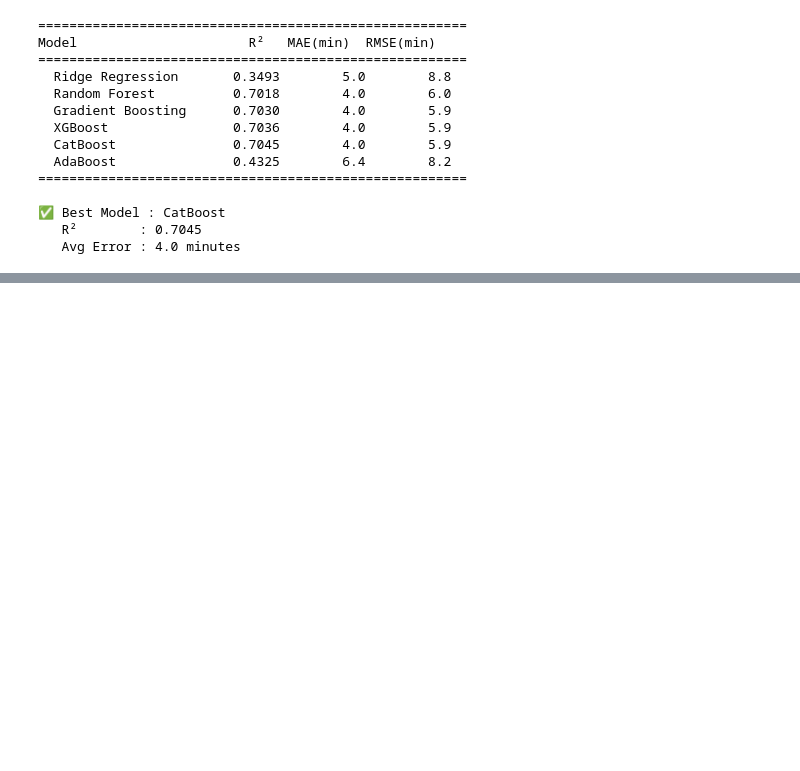
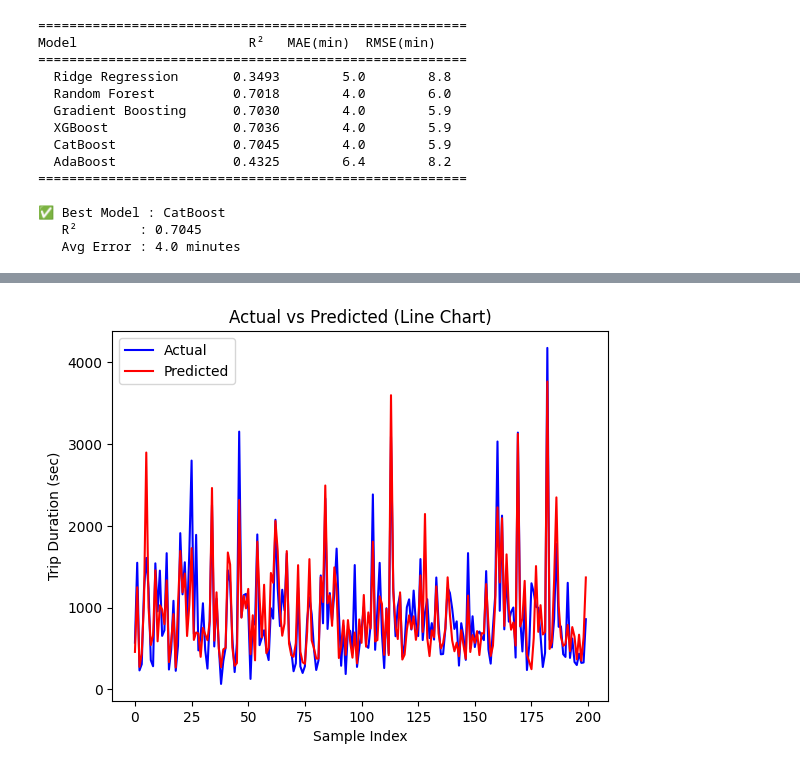
Before and after one commit to Gowri-Rukku/data-science, a Jupyter notebook: NYC/nycproject2.ipynb, the cells around one changed output, grey strips where cells are left out. Cells and saved outputs as stored; diff of their text form; code cells hidden in the pictures; blank space fills up the shorter version.

```diff
--- a/NYC/nycproject2.ipynb
+++ b/NYC/nycproject2.ipynb
@@ -322,0 +342,24 @@ Model                      R²   MAE(min)  RMSE(min)
+# %%
+import matplotlib.pyplot as plt
+import numpy as np
+
+# Convert to numpy
+y_test_arr = np.array(y_test)
+y_pred_arr = np.array(y_pred_cat)
+
+# Take small sample (important)
+sample_size = 200
+
+plt.figure()
+
+plt.plot(y_test_arr[:sample_size], color='blue', label="Actual")
+plt.plot(y_pred_arr[:sample_size], color='red', label="Predicted")
+
+plt.legend()
+plt.xlabel("Sample Index")
+plt.ylabel("Trip Duration (sec)")
+plt.title("Actual vs Predicted (Line Chart)")
+
+plt.show()
+# %% [output]
+[figure, added]
```
Also changed, not shown: parts of 18 cells of this notebook, 2 other files.
